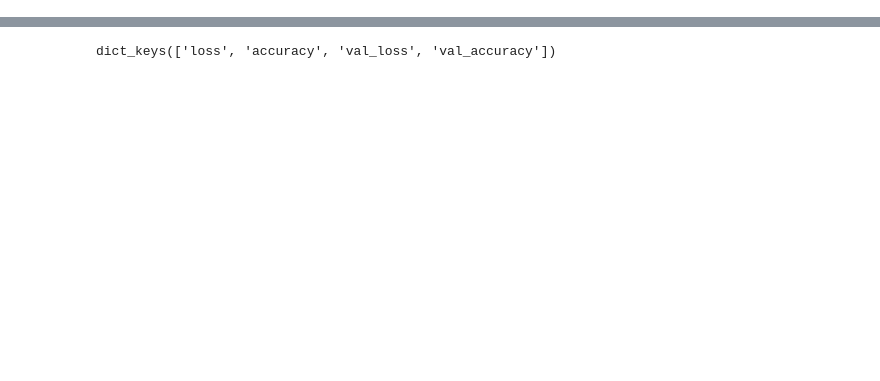
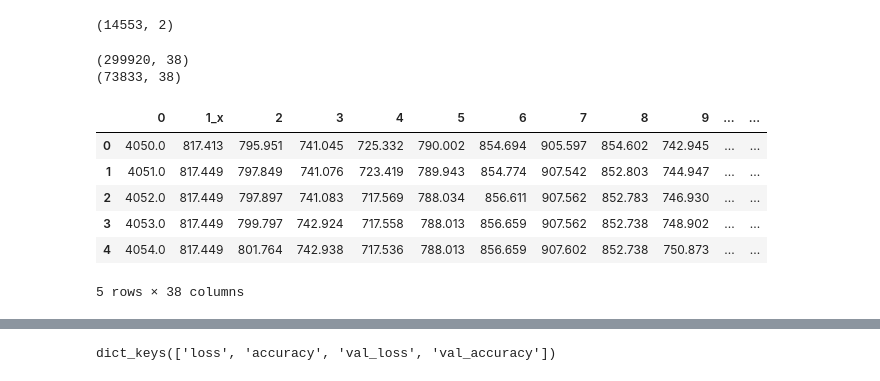
Before and after one commit to namanarora42/DeepFit, a Jupyter notebook: train_pose_classifier.ipynb, the cells around one changed output, grey strips where cells are left out. Saved outputs shown, nothing was run; the diff lists cells and outputs as text; code cells hidden in the pictures; blank space fills up the shorter version.

```diff
--- a/train_pose_classifier.ipynb
+++ b/train_pose_classifier.ipynb
@@ -0,0 +99,4 @@
+# %%
+y.shape
+# %% [output]
+(14553, 2)
@@ -0,0 +112,56 @@
+# %%
+def prepare_dataset(files, data_path):
+    """
+    Prepare the dataset using the files provided
+    """
+    from tqdm import tqdm
+
+    df = pd.DataFrame()
+
+    for w_id in tqdm(files):
+        data_dir = os.path.join(data_path, w_id)
+        t = utils.load_modality(os.path.join(data_dir, w_id + '_pose_2d.npy'))
+        t2_frame = t.transpose(1,0,2).reshape(-1,38)
+
+        # Creating nparray for ylabels
+        y = []
+        labels = utils.load_labels(os.path.join(data_dir, w_id + '_labels.csv'))
+        for label in tqdm(labels):
+            f1, f2, rep, lbl = label
+            for frame in range(f1, f2+1):
+                y.append([frame, d[lbl]])
+        y = np.array(y)
+        y_df = pd.DataFrame(y)
+
+        # Frame appears twice. Once at the beginning (index 0) and once at pos 19. We don't need the second one.
+        t2_df=pd.DataFrame(t2_frame).drop(19, axis=1)
+        # Removing noise from data
+        # We will only retain the rows in the dataframe for which we have labels available.
+        # Achieved with inner join
+        df = pd.concat([df,t2_df.merge(y_df, how='inner', on=0)])
+    return df
+# %%
+train_files = ['00', '01', '02', '03', '04', '06', '07', '08',
+               '16', '17', '18', '14', '15', '19', '20', '12', '13']
+train_file_names = list(map(lambda x : 'w' + x, train_files))
+test_files = ['05', '09', '10', '11']
+test_file_names = list(map(lambda x : 'w' + x, test_files))
+data_path = 'data/mm-fit/'
+
+train_df = prepare_dataset(train_file_names, data_path)
+test_df = prepare_dataset(test_file_names, data_path)
+print(train_df.shape)
+print(test_df.shape)
+# %% [output]
+(299920, 38)
+(73833, 38)
+# %%
+train_df.head()
+# %% [output]
+|  | 0 | 1_x | 2 | 3 | 4 | 5 | 6 | 7 | 8 | 9 | ... | ... |
+| 0 | 4050.0 | 817.413 | 795.951 | 741.045 | 725.332 | 790.002 | 854.694 | 905.597 | 854.602 | 742.945 | ... | ... |
+| 1 | 4051.0 | 817.449 | 797.849 | 741.076 | 723.419 | 789.943 | 854.774 | 907.542 | 852.803 | 744.947 | ... | ... |
+| 2 | 4052.0 | 817.449 | 797.897 | 741.083 | 717.569 | 788.034 | 856.611 | 907.562 | 852.783 | 746.930 | ... | ... |
+| 3 | 4053.0 | 817.449 | 799.797 | 742.924 | 717.558 | 788.013 | 856.659 | 907.562 | 852.738 | 748.902 | ... | ... |
+| 4 | 4054.0 | 817.449 | 801.764 | 742.938 | 717.536 | 788.013 | 856.659 | 907.602 | 852.738 | 750.873 | ... | ... |
+5 rows × 38 columns
```
Also changed, not shown: parts of 27 cells of this notebook, 16 other files.
